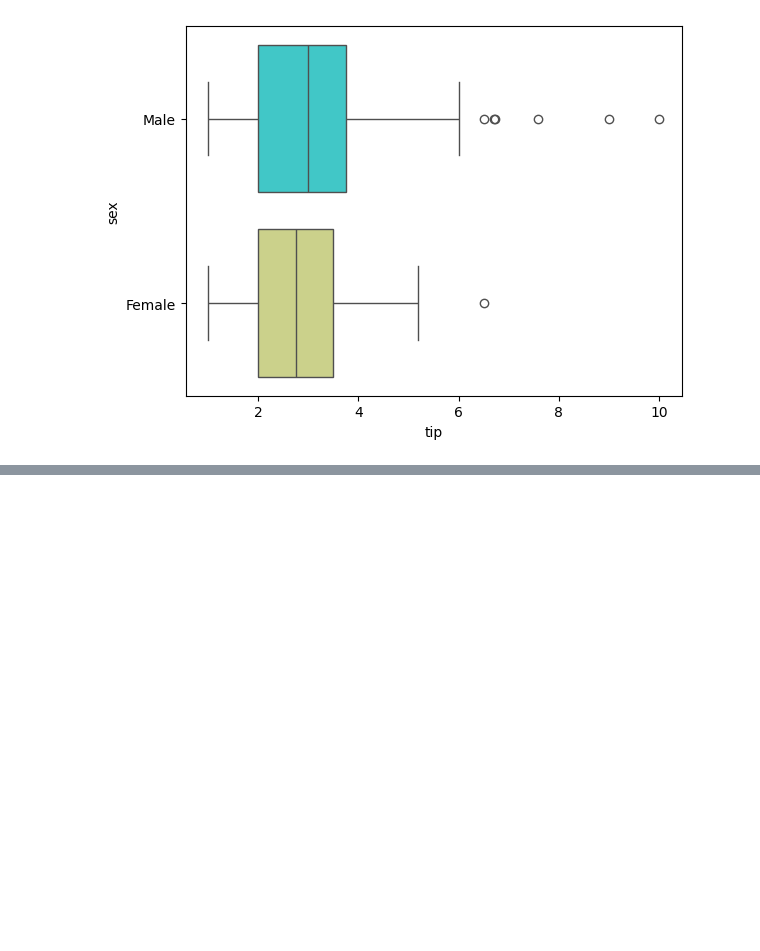
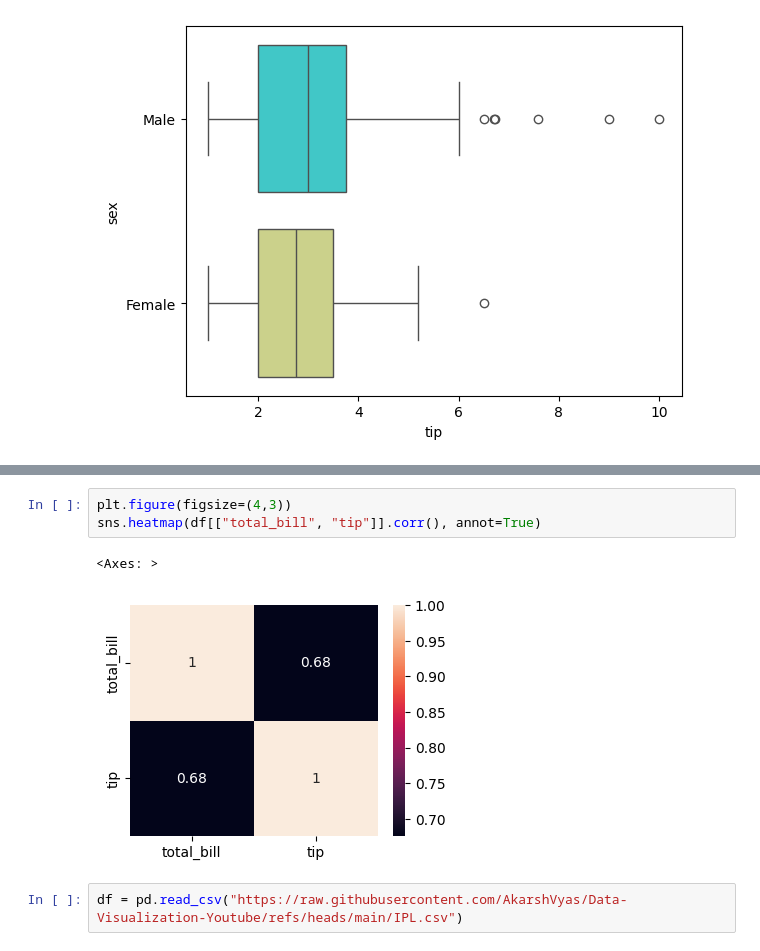
Before and after one commit to NileshPatil24-a/Complete_DataScience_Revision, a Jupyter notebook: data_visualization.ipynb, the cells around one changed output, grey strips where cells are left out. Saved outputs shown, nothing was run; the diff lists cells and outputs as text; blank space fills up the shorter version.

```diff
--- a/data_visualization.ipynb
+++ b/data_visualization.ipynb
@@ -117,0 +123,8 @@ Passing `palette` without assigning `hue` is deprecated and will be removed in v
+# %%
+plt.figure(figsize=(4,3))
+sns.heatmap(df[["total_bill", "tip"]].corr(), annot=True)
+# %% [output]
+<Axes: >
+[figure, added]
+# %%
+df = pd.read_csv("https://raw.githubusercontent.com/AkarshVyas/Data-Visualization-Youtube/refs/heads/main/IPL.csv")
```
Also changed, not shown: parts of 9 cells of this notebook.
